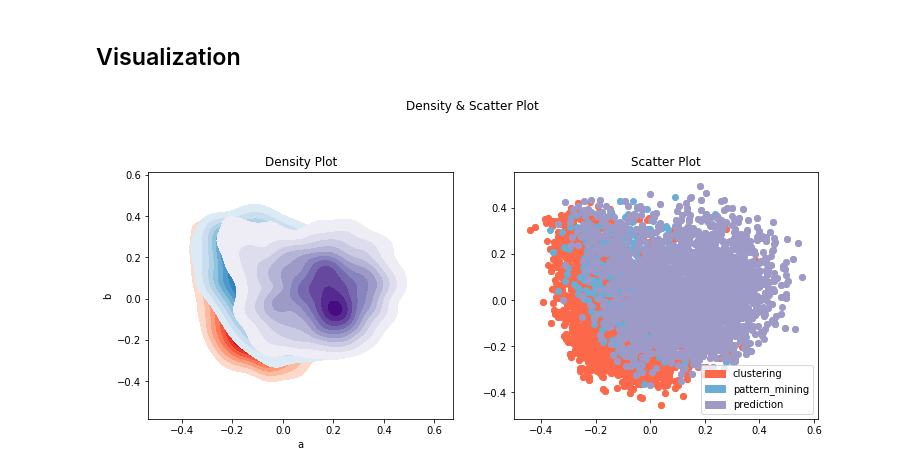
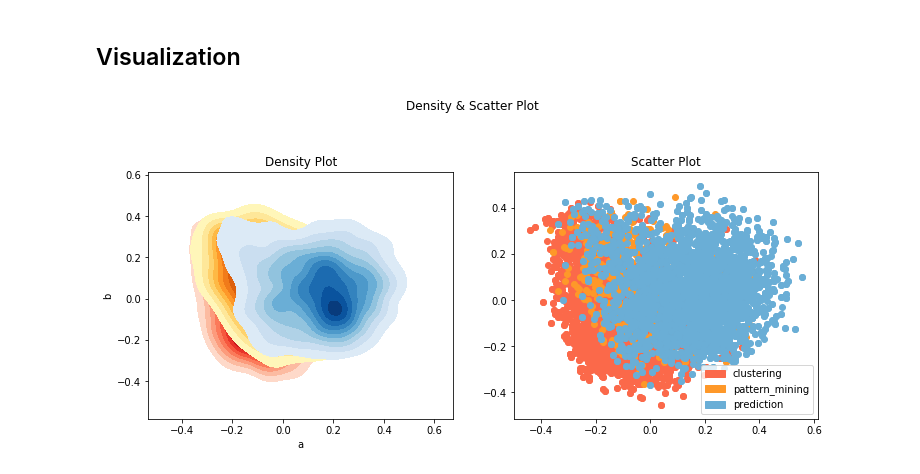
Before and after one commit to rsmttud/Recommender-System, a Jupyter notebook: notebooks/Noisy Clustering.ipynb, the cells around one changed output. Saved outputs shown, nothing was run; the diff lists cells and outputs as text; code cells hidden in the pictures.

```diff
--- a/notebooks/Noisy Clustering.ipynb
+++ b/notebooks/Noisy Clustering.ipynb
@@ -83,0 +90,2 @@ print(embeddings.shape)
+# %%
+df["embedding"] = [np.squeeze(x.reshape(1,-1)) for x in embeddings]
@@ -130,27 +147,31 @@ df.head()
 # %%
 import matplotlib.patches as mpatches
 
 
-cmaps = ["Reds", "Blues", "Purples","Greens","cool", "Greys","Rainbow"]
-colors = ["red", "blue", "purple", "green", "", "grey"]
+cmaps = cmaps = ["Reds","YlOrBr", "Blues","Greens"]
+#colors = ["red", "blue", "purple", "green", "", "grey"]
 groups = df.groupby("class")
 counter = 0
 
 fig = plt.figure(figsize=(12,10))
 fig.suptitle("Density & Scatter Plot")
 
 ax_1 = fig.add_subplot(2,2,1)
 ax_2 = fig.add_subplot(2,2,2)
+
 ax_1.set_title("Density Plot")
 ax_2.set_title("Scatter Plot")
 
+
 labels = []
 for name, group in groups:
+    # Change that ax = ax_1
     ax = sns.kdeplot(group.a,group.b, shade=True, cmap = cmaps[counter],shade_lowest=False, ax = ax_1)
     color_from_cmap = matplotlib.cm.get_cmap(cmaps[counter])(0.5)
+
     ax_2.scatter(group.a, group.b, color = color_from_cmap)
     labels.append(mpatches.Patch(color=color_from_cmap, label=name))
     counter +=1
 legend = plt.legend(handles = labels)
 # %% [output]
-[figure, old version]
+[figure, new version]
```
Also changed, not shown: parts of 26 cells of this notebook.
